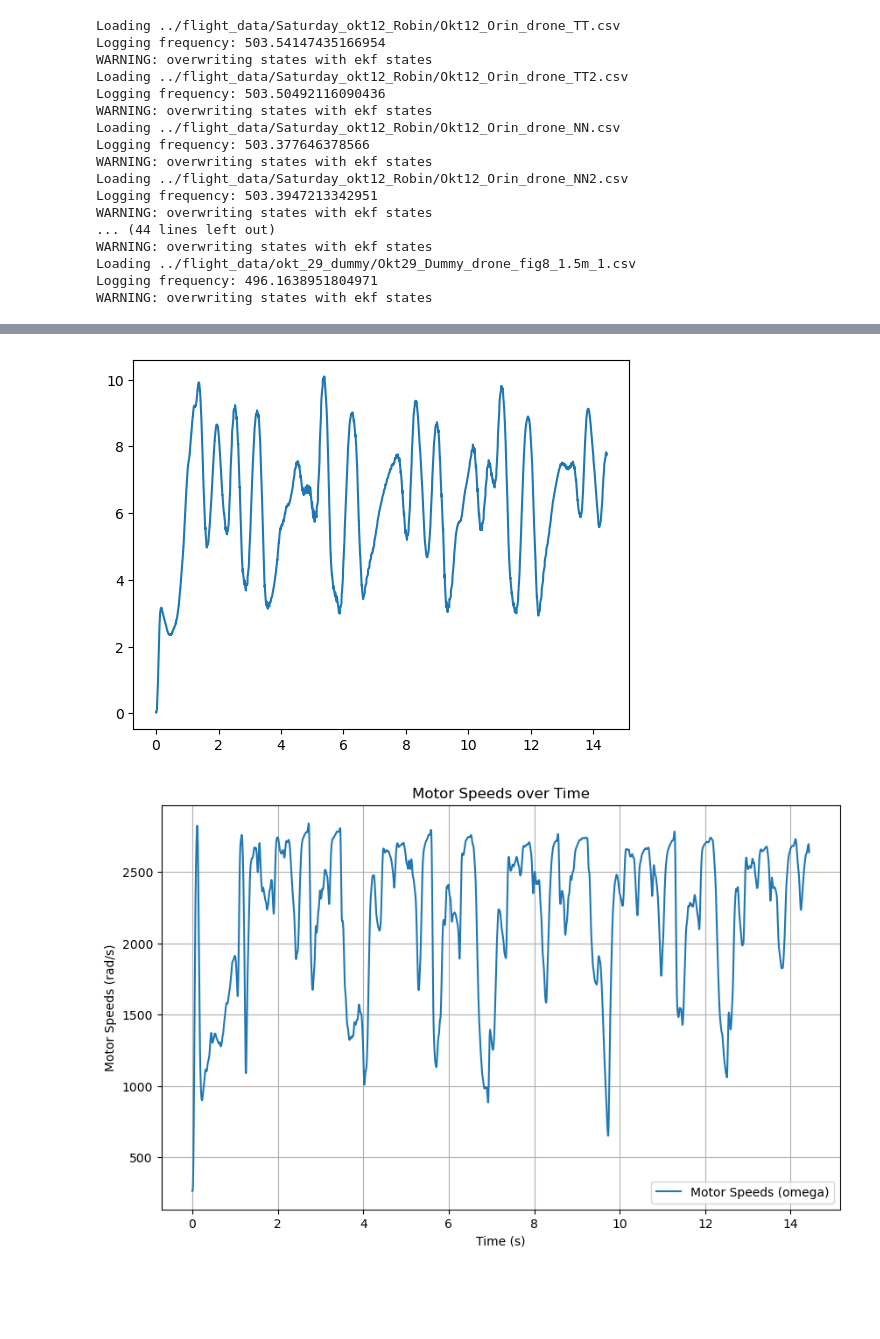
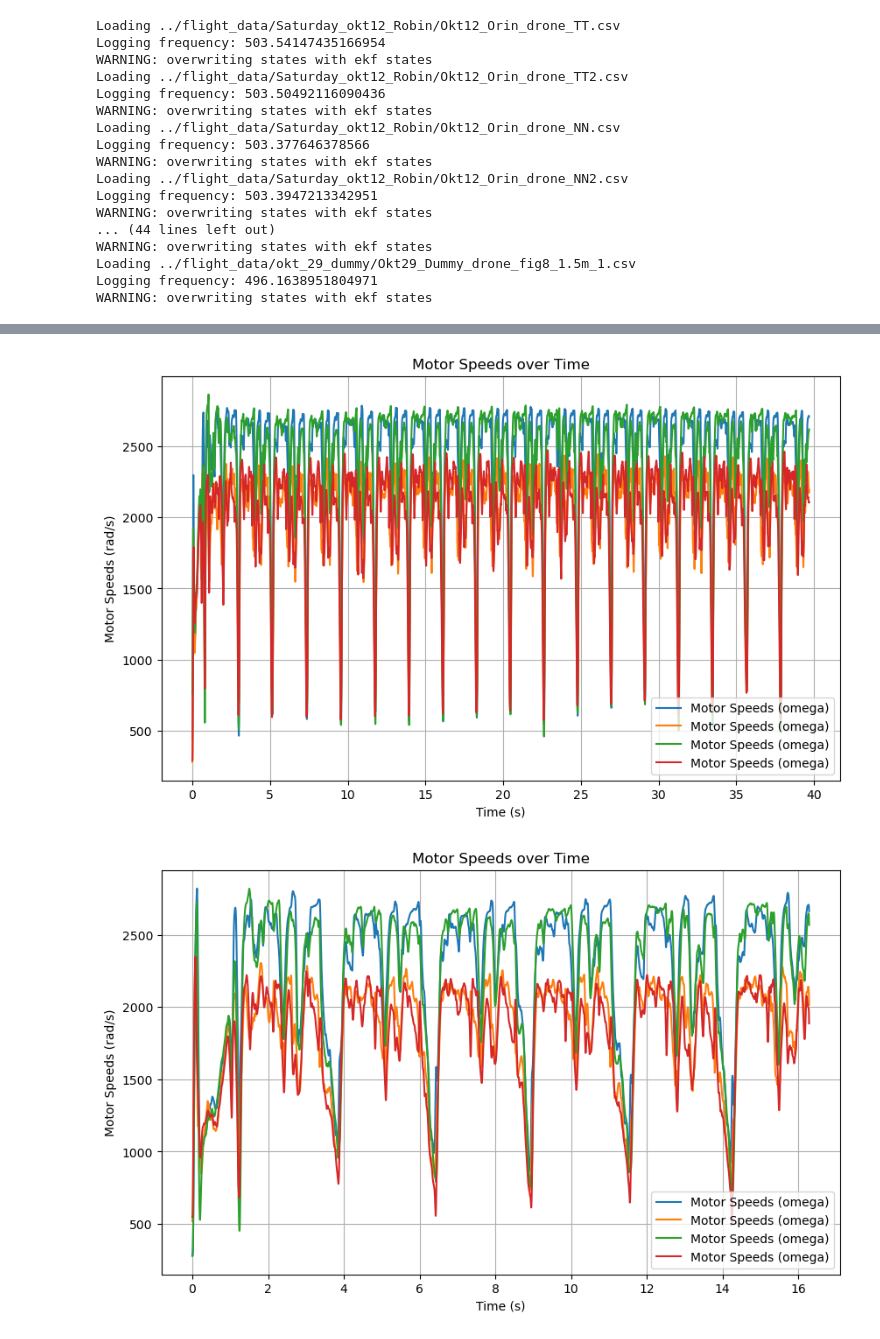
Before and after one commit to alang321/indiflightSupport, a Jupyter notebook: LogAnalysis/analyze_flight_data/Analyze Flight Data.ipynb, the cells around one changed output, grey strips where cells are left out. Saved outputs shown, nothing was run; the diff lists cells and outputs as text; code cells hidden in the pictures; blank space fills up the shorter version.

Commit message:
Add motor speeds

```diff
--- a/LogAnalysis/analyze_flight_data/Analyze Flight Data.ipynb
+++ b/LogAnalysis/analyze_flight_data/Analyze Flight Data.ipynb
@@ -201,16 +201,40 @@ ekf_plot(data)
-# %%
-plt.plot(data['t'], data['v'])
-plt.figure(figsize=(10, 6))
-plt.plot(data['t'], data['omega[0]'], label='Motor Speeds (omega)')
-plt.xlabel('Time (s)')
-plt.ylabel('Motor Speeds (rad/s)')
-plt.title('Motor Speeds over Time')
-plt.legend()
-plt.grid(True)
-plt.show()
-# %% [output]
-[figure, removed]
-[figure, removed]
+# %%
+data =data7
+opti_indices = [i for i in range(len(data['t'])-1) if data['x_opti'][i]!=data['x_opti'][i+1]]
+opti_time = data['t'][opti_indices]
+
+#plt.plot(data['t'], data['v'])
+plt.figure(figsize=(10, 6))
+plt.plot(data['t'], data['omega[0]'], label='Motor Speeds (omega)')
+plt.plot(data['t'], data['omega[1]'], label='Motor Speeds (omega)')
+plt.plot(data['t'], data['omega[2]'], label='Motor Speeds (omega)')
+plt.plot(data['t'], data['omega[3]'], label='Motor Speeds (omega)')
+plt.xlabel('Time (s)')
+plt.ylabel('Motor Speeds (rad/s)')
+plt.title('Motor Speeds over Time')
+plt.legend()
+plt.grid(True)
+plt.show()
+
+data = data17
+opti_indices = [i for i in range(len(data['t'])-1) if data['x_opti'][i]!=data['x_opti'][i+1]]
+opti_time = data['t'][opti_indices]
+
+#plt.plot(data['t'], data['v'])
+plt.figure(figsize=(10, 6))
+plt.plot(data['t'], data['omega[0]'], label='Motor Speeds (omega)')
+plt.plot(data['t'], data['omega[1]'], label='Motor Speeds (omega)')
+plt.plot(data['t'], data['omega[2]'], label='Motor Speeds (omega)')
+plt.plot(data['t'], data['omega[3]'], label='Motor Speeds (omega)')
+plt.xlabel('Time (s)')
+plt.ylabel('Motor Speeds (rad/s)')
+plt.title('Motor Speeds over Time')
+plt.legend()
+plt.grid(True)
+plt.show()
+# %% [output]
+[figure, added]
+[figure, added]
 # %%
 """ How to process the data?
 How I do it is take a look at the individual CSV files by using the plot functions above,
```
Also changed, not shown: parts of 4 cells of this notebook.
